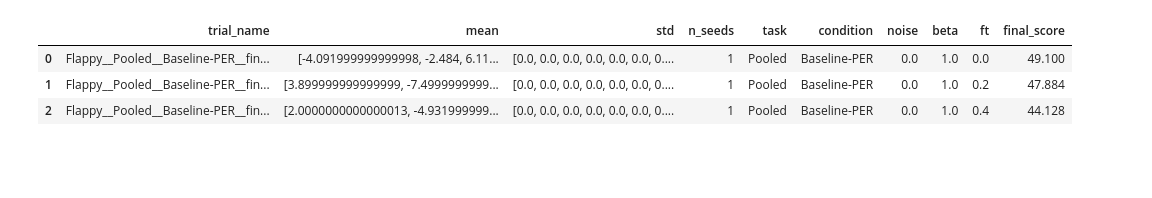
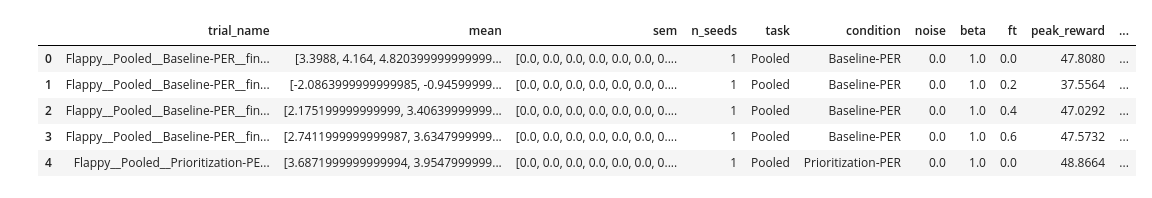
Before and after one commit to your-profile/OfflineNeuroloop, a Jupyter notebook: src/results/graphs_finetune.ipynb, the cells around one changed output. Saved outputs shown, nothing was run; the diff lists cells and outputs as text; code cells hidden in the pictures; blank space fills up the shorter version.

```diff
--- a/src/results/graphs_finetune.ipynb
+++ b/src/results/graphs_finetune.ipynb
@@ -38,7 +40,7 @@ mpl.rcParams.update({
 
 TASKS_TO_PLOT = ["Passive", "Active", "Pooled"]
 # %%
-DATA_FILE = "trial_results_finetuning.csv"
+DATA_FILE = "trial_results_finetuning_priority_aug_betafix.csv"
 SEED_COLUMN = "parameters_experiment_random_state"
 # "results_success_rate" or "results_total_reward" (reward is mean return per eval checkpoint)
 METRIC = "results_total_reward"
@@ -48,8 +50,13 @@ METRIC_LABELS = {
     "results_steps": "Steps at evaluation",
 }
 METRIC_LABEL = METRIC_LABELS[METRIC]
-WINDOW_SIZE =  1
-FINAL_WINDOW = 1
+WINDOW_SIZE =  10
+FINAL_WINDOW = 10
+# Best-curve selection: reward (high y) + speed (fewer checkpoints to strong return)
+CURVE_PEAK_WEIGHT = 0.5       # reward = blend of peak and terminal return
+CURVE_REWARD_WEIGHT = 0.5     # weight on reward vs speed when picking best curve
+CURVE_SPEED_WEIGHT = 0.5
+SPEED_REACH_MARGIN = 1.0      # shared target = best peak in group minus this (reward points)
 
 CONDITION_COLUMN = "parameters_experiment_condition"
 TASK_COLUMN = "parameters_experiment_task"
@@ -72,7 +79,6 @@ NOISE_ORDER = [0.0, 0.1, 0.5, 1.0]
 BETA_ORDER = [0.5, 1.0, 5.0, 10.0]
 FT_ORDER = [0.0, 0.2, 0.4, 0.6, 0.8, 1.0]
 NUMERIC_ABLATION_COLS = ("noise", "beta", "ft")
-
 # Use tasks present in the CSV when AUTO_TASKS_FROM_DATA is True
 AUTO_TASKS_FROM_DATA = True
 
@@ -200,29 +261,33 @@ Tasks in data: ['Pooled']
 # %%
 def build_aggregated_table(df: pd.DataFrame, metric_col: str = METRIC) -> pd.DataFrame:
     records = []
     for trial_name, grp in df.groupby("trial_name", sort=False):
-        mean, std, n_seeds = aggregate_seed_rows(grp, metric_col, WINDOW_SIZE)
+        mean, sem, n_seeds = aggregate_seed_rows(grp, metric_col, WINDOW_SIZE)
         rep = grp.iloc[0]
         records.append({
             "trial_name": trial_name,
             "mean": mean,
-            "std": std,
+            "sem": sem,
             "n_seeds": n_seeds,
             "task": rep[TASK_COLUMN],
             "condition": rep[CONDITION_COLUMN],
             "noise": float(rep[NOISE_COLUMN]),
             "beta": float(rep[BETA_COLUMN]),
             "ft": float(rep[FT_COLUMN]),
+            "peak_reward": peak_reward(mean),
             "final_score": final_score(mean),
+            "reward_score": reward_score(mean),
         })
     return pd.DataFrame(records)
 
 
 agg = build_aggregated_table(raw)
 agg.head()
 # %% [output]
-|  | trial_name | mean | std | n_seeds | task | condition | noise | beta | ft | final_score |
-| 0 | Flappy__Pooled__Baseline-PER__fin... | [-4.091999999999998, -2.484, 6.11... | [0.0, 0.0, 0.0, 0.0, 0.0, 0.0, 0.... | 1 | Pooled | Baseline-PER | 0.0 | 1.0 | 0.0 | 49.100 |
-| 1 | Flappy__Pooled__Baseline-PER__fin... | [3.899999999999999, -7.4999999999... | [0.0, 0.0, 0.0, 0.0, 0.0, 0.0, 0.... | 1 | Pooled | Baseline-PER | 0.0 | 1.0 | 0.2 | 47.884 |
-| 2 | Flappy__Pooled__Baseline-PER__fin... | [2.0000000000000013, -4.931999999... | [0.0, 0.0, 0.0, 0.0, 0.0, 0.0, 0.... | 1 | Pooled | Baseline-PER | 0.0 | 1.0 | 0.4 | 44.128 |
+|  | trial_name | mean | sem | n_seeds | task | condition | noise | beta | ft | peak_reward | ... |
+| 0 | Flappy__Pooled__Baseline-PER__fin... | [3.3988, 4.164, 4.820399999999999... | [0.0, 0.0, 0.0, 0.0, 0.0, 0.0, 0.... | 1 | Pooled | Baseline-PER | 0.0 | 1.0 | 0.0 | 47.8080 | ... |
+| 1 | Flappy__Pooled__Baseline-PER__fin... | [-2.0863999999999985, -0.94599999... | [0.0, 0.0, 0.0, 0.0, 0.0, 0.0, 0.... | 1 | Pooled | Baseline-PER | 0.0 | 1.0 | 0.2 | 37.5564 | ... |
+| 2 | Flappy__Pooled__Baseline-PER__fin... | [2.175199999999999, 3.40639999999... | [0.0, 0.0, 0.0, 0.0, 0.0, 0.0, 0.... | 1 | Pooled | Baseline-PER | 0.0 | 1.0 | 0.4 | 47.0292 | ... |
+| 3 | Flappy__Pooled__Baseline-PER__fin... | [2.7411999999999987, 3.6347999999... | [0.0, 0.0, 0.0, 0.0, 0.0, 0.0, 0.... | 1 | Pooled | Baseline-PER | 0.0 | 1.0 | 0.6 | 47.5732 | ... |
+| 4 | Flappy__Pooled__Prioritization-PE... | [3.6871999999999994, 3.9547999999... | [0.0, 0.0, 0.0, 0.0, 0.0, 0.0, 0.... | 1 | Pooled | Prioritization-PER | 0.0 | 1.0 | 0.0 | 48.8664 | ... |
 # %%
```
Also changed, not shown: parts of 9 cells of this notebook, 15 other files.
